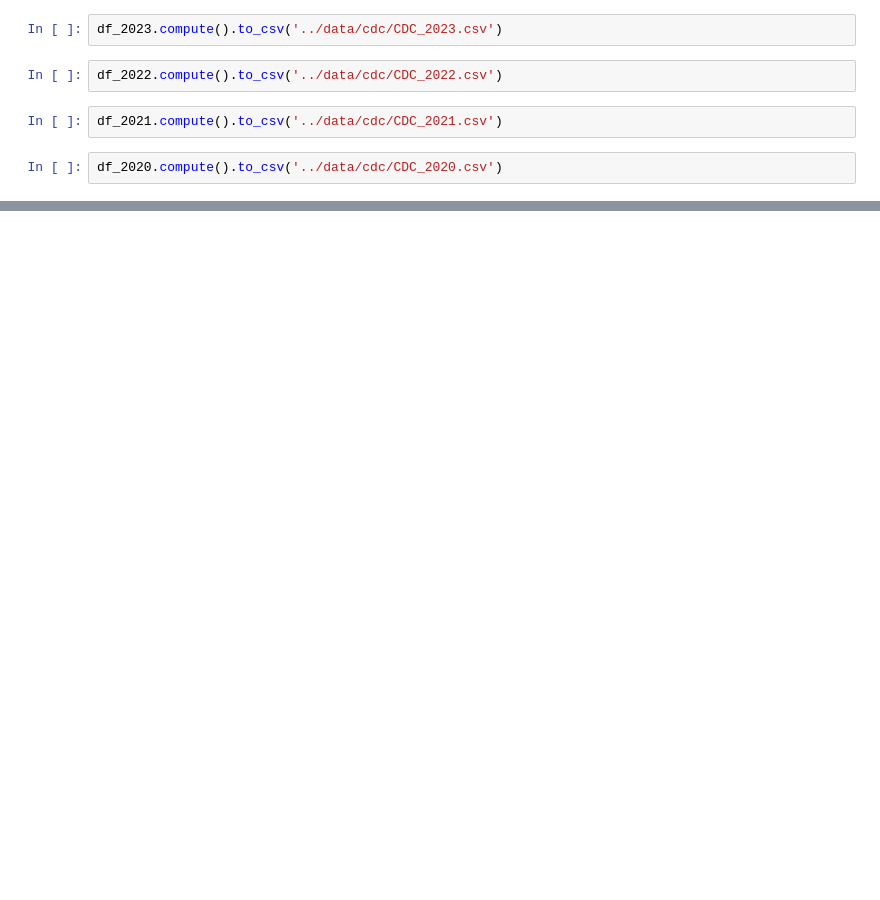
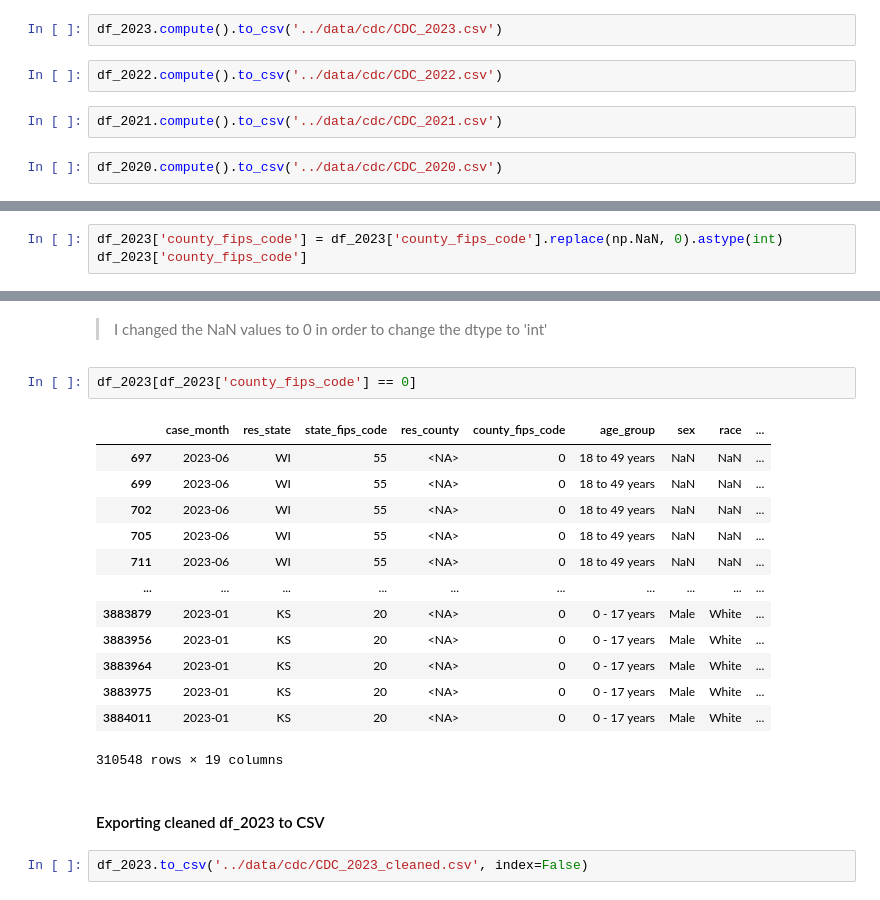
Before and after one commit to jpetersen626/GA_TOP_Sprint_2023, a Jupyter notebook: code/EDA_CDC_Case_Surveillance.ipynb, the cells around one changed output, grey strips where cells are left out. Saved outputs shown, nothing was run; the diff lists cells and outputs as text; blank space fills up the shorter version.

```diff
--- a/code/EDA_CDC_Case_Surveillance.ipynb
+++ b/code/EDA_CDC_Case_Surveillance.ipynb
@@ -159,0 +295,3 @@ df_2020.compute().to_csv('../data/cdc/CDC_2020.csv')
+# %%
+df_2023['county_fips_code'] = df_2023['county_fips_code'].replace(np.NaN, 0).astype(int)
+df_2023['county_fips_code']
@@ -159,0 +311,22 @@ df_2020.compute().to_csv('../data/cdc/CDC_2020.csv')
+# %% [markdown]
+> I changed the NaN values to 0 in order to change the dtype to 'int'
+# %%
+df_2023[df_2023['county_fips_code'] == 0]
+# %% [output]
+|  | case_month | res_state | state_fips_code | res_county | county_fips_code | age_group | sex | race | ... |
+| 697 | 2023-06 | WI | 55 | <NA> | 0 | 18 to 49 years | NaN | NaN | ... |
+| 699 | 2023-06 | WI | 55 | <NA> | 0 | 18 to 49 years | NaN | NaN | ... |
+| 702 | 2023-06 | WI | 55 | <NA> | 0 | 18 to 49 years | NaN | NaN | ... |
+| 705 | 2023-06 | WI | 55 | <NA> | 0 | 18 to 49 years | NaN | NaN | ... |
+| 711 | 2023-06 | WI | 55 | <NA> | 0 | 18 to 49 years | NaN | NaN | ... |
+| ... | ... | ... | ... | ... | ... | ... | ... | ... | ... |
+| 3883879 | 2023-01 | KS | 20 | <NA> | 0 | 0 - 17 years | Male | White | ... |
+| 3883956 | 2023-01 | KS | 20 | <NA> | 0 | 0 - 17 years | Male | White | ... |
+| 3883964 | 2023-01 | KS | 20 | <NA> | 0 | 0 - 17 years | Male | White | ... |
+| 3883975 | 2023-01 | KS | 20 | <NA> | 0 | 0 - 17 years | Male | White | ... |
+| 3884011 | 2023-01 | KS | 20 | <NA> | 0 | 0 - 17 years | Male | White | ... |
+310548 rows × 19 columns
+# %% [markdown]
+#### Exporting cleaned df_2023 to CSV
+# %%
+df_2023.to_csv('../data/cdc/CDC_2023_cleaned.csv', index=False)
```
Also changed, not shown: parts of 17 cells of this notebook, 1 other file.
